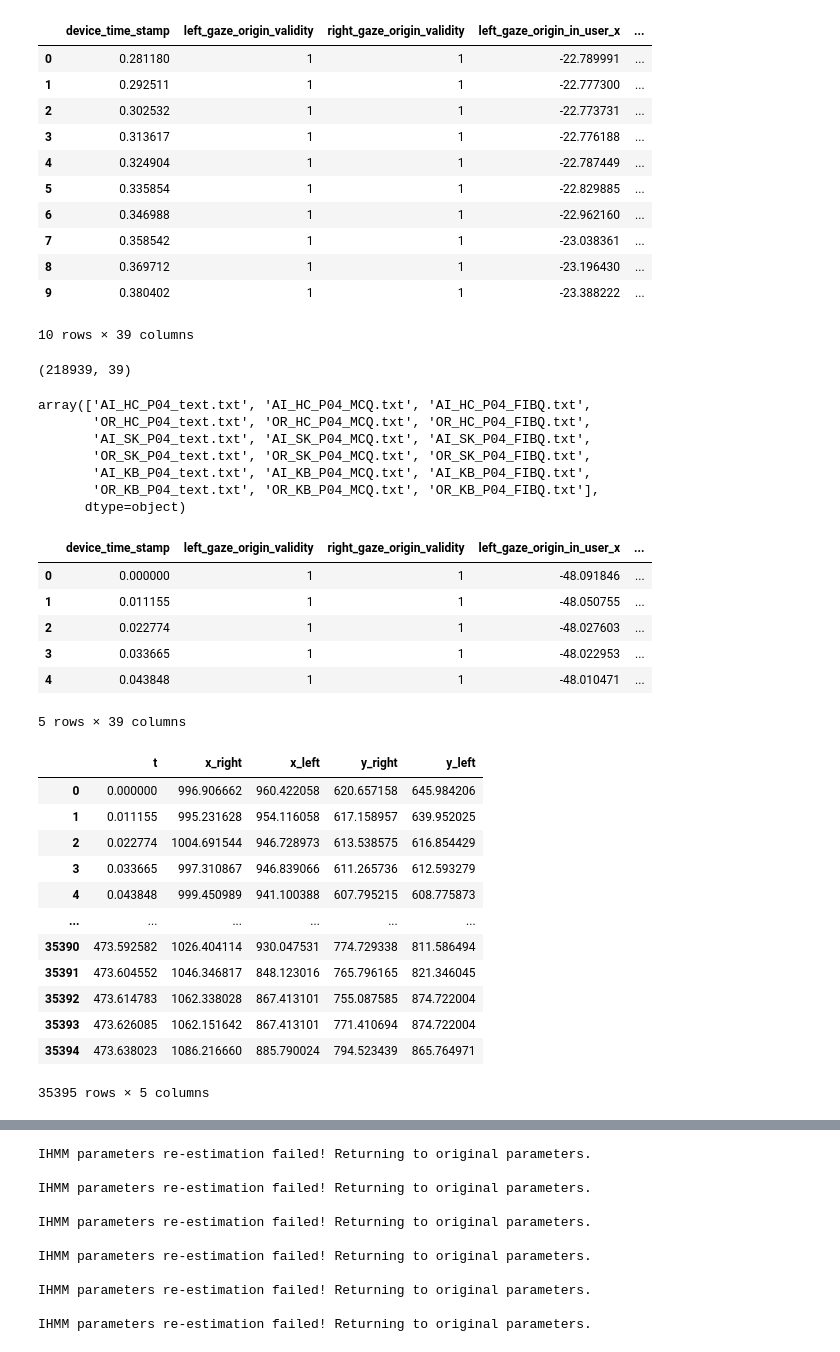
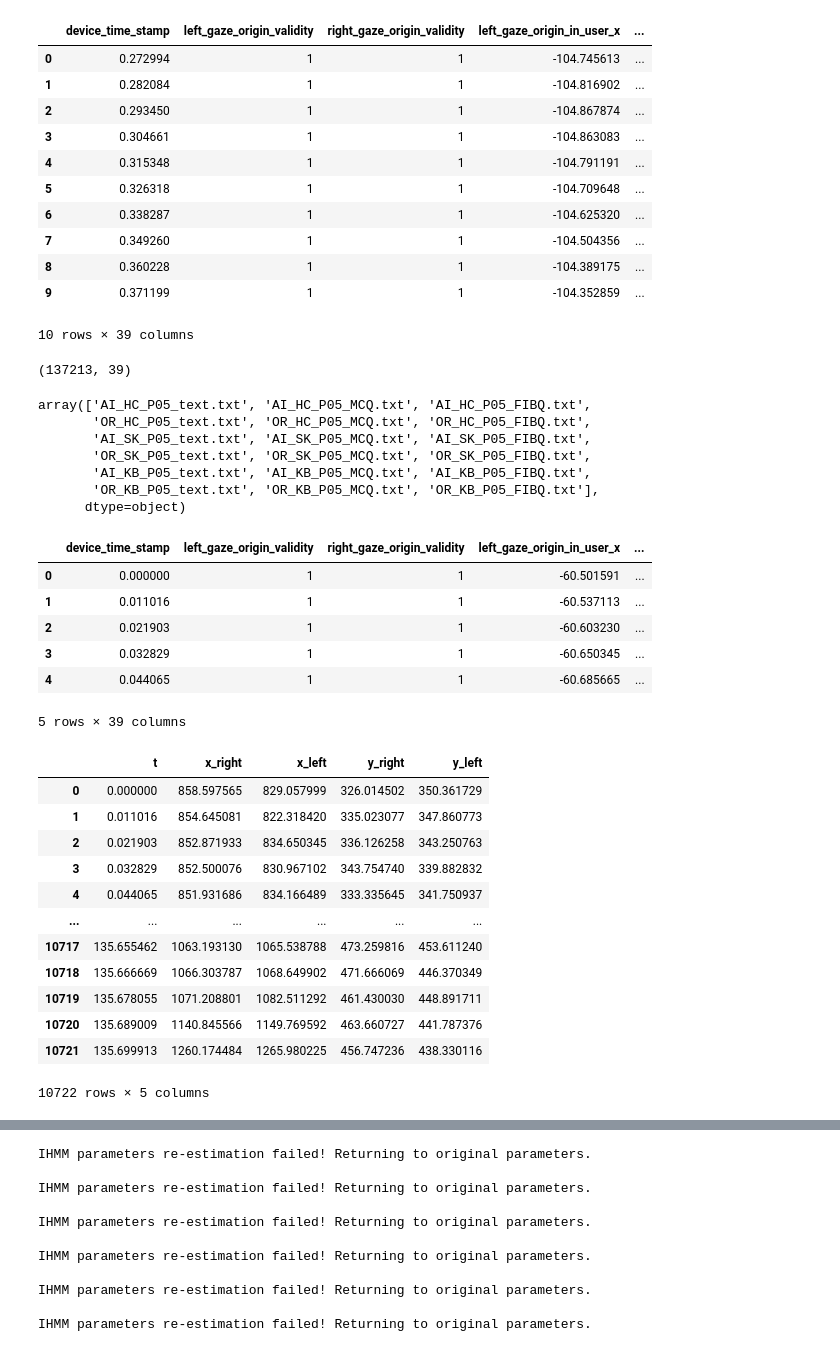
Before and after one commit to slayervictor/Fagpakkeprojekt-Eyes-Modelling, a Jupyter notebook: eye_tracking_expiriment/data_extraction.ipynb, the cells around one changed output, grey strips where cells are left out. Drawn from its saved outputs; the diff is of its cells as text; code cells hidden in the pictures.

```diff
--- a/eye_tracking_expiriment/data_extraction.ipynb
+++ b/eye_tracking_expiriment/data_extraction.ipynb
@@ -12,36 +12,36 @@ testperson = 15
 # %%
 warnings.filterwarnings('ignore')
-gaze = pd.read_csv("../eye_tracking_expiriment\data\gaze_data_Emborg_15.csv")
+gaze = pd.read_csv("../eye_tracking_expiriment\data\gaze_data_Christian_16.csv")
 gaze.head(10)
 # %% [output]
 |  | device_time_stamp | left_gaze_origin_validity | right_gaze_origin_validity | left_gaze_origin_in_user_x | ... |
-| 0 | 0.281180 | 1 | 1 | -22.789991 | ... |
-| 1 | 0.292511 | 1 | 1 | -22.777300 | ... |
-| 2 | 0.302532 | 1 | 1 | -22.773731 | ... |
-| 3 | 0.313617 | 1 | 1 | -22.776188 | ... |
-| 4 | 0.324904 | 1 | 1 | -22.787449 | ... |
-| 5 | 0.335854 | 1 | 1 | -22.829885 | ... |
-| 6 | 0.346988 | 1 | 1 | -22.962160 | ... |
-| 7 | 0.358542 | 1 | 1 | -23.038361 | ... |
-| 8 | 0.369712 | 1 | 1 | -23.196430 | ... |
-| 9 | 0.380402 | 1 | 1 | -23.388222 | ... |
+| 0 | 0.272994 | 1 | 1 | -104.745613 | ... |
+| 1 | 0.282084 | 1 | 1 | -104.816902 | ... |
+| 2 | 0.293450 | 1 | 1 | -104.867874 | ... |
+| 3 | 0.304661 | 1 | 1 | -104.863083 | ... |
+| 4 | 0.315348 | 1 | 1 | -104.791191 | ... |
+| 5 | 0.326318 | 1 | 1 | -104.709648 | ... |
+| 6 | 0.338287 | 1 | 1 | -104.625320 | ... |
+| 7 | 0.349260 | 1 | 1 | -104.504356 | ... |
+| 8 | 0.360228 | 1 | 1 | -104.389175 | ... |
+| 9 | 0.371199 | 1 | 1 | -104.352859 | ... |
 10 rows × 39 columns
 # %%
 gaze = gaze.dropna()
 gaze.reset_index(drop=True, inplace=True)
 gaze.shape
 # %% [output]
-(218939, 39)
+(137213, 39)
 # %%
 un = gaze["text_file"].unique()
 un
 # %% [output]
-array(['AI_HC_P04_text.txt', 'AI_HC_P04_MCQ.txt', 'AI_HC_P04_FIBQ.txt',
-       'OR_HC_P04_text.txt', 'OR_HC_P04_MCQ.txt', 'OR_HC_P04_FIBQ.txt',
-       'AI_SK_P04_text.txt', 'AI_SK_P04_MCQ.txt', 'AI_SK_P04_FIBQ.txt',
-       'OR_SK_P04_text.txt', 'OR_SK_P04_MCQ.txt', 'OR_SK_P04_FIBQ.txt',
-       'AI_KB_P04_text.txt', 'AI_KB_P04_MCQ.txt', 'AI_KB_P04_FIBQ.txt',
-       'OR_KB_P04_text.txt', 'OR_KB_P04_MCQ.txt', 'OR_KB_P04_FIBQ.txt'],
+array(['AI_HC_P05_text.txt', 'AI_HC_P05_MCQ.txt', 'AI_HC_P05_FIBQ.txt',
+       'OR_HC_P05_text.txt', 'OR_HC_P05_MCQ.txt', 'OR_HC_P05_FIBQ.txt',
+       'AI_SK_P05_text.txt', 'AI_SK_P05_MCQ.txt', 'AI_SK_P05_FIBQ.txt',
+       'OR_SK_P05_text.txt', 'OR_SK_P05_MCQ.txt', 'OR_SK_P05_FIBQ.txt',
+       'AI_KB_P05_text.txt', 'AI_KB_P05_MCQ.txt', 'AI_KB_P05_FIBQ.txt',
+       'OR_KB_P05_text.txt', 'OR_KB_P05_MCQ.txt', 'OR_KB_P05_FIBQ.txt'],
       dtype=object)
 # %%
 im_HC_AI = gaze[(gaze["Label"] == "Immersive") & (gaze["text_file"] == un[0])]
@@ -65,11 +65,11 @@ im_KB_OR["device_time_stamp"] = im_KB_OR["device_time_stamp"] - im_KB_OR["device
 im_SK_OR.head(5)
 # %% [output]
 |  | device_time_stamp | left_gaze_origin_validity | right_gaze_origin_validity | left_gaze_origin_in_user_x | ... |
-| 0 | 0.000000 | 1 | 1 | -48.091846 | ... |
-| 1 | 0.011155 | 1 | 1 | -48.050755 | ... |
-| 2 | 0.022774 | 1 | 1 | -48.027603 | ... |
-| 3 | 0.033665 | 1 | 1 | -48.022953 | ... |
-| 4 | 0.043848 | 1 | 1 | -48.010471 | ... |
+| 0 | 0.000000 | 1 | 1 | -60.501591 | ... |
+| 1 | 0.011016 | 1 | 1 | -60.537113 | ... |
+| 2 | 0.021903 | 1 | 1 | -60.603230 | ... |
+| 3 | 0.032829 | 1 | 1 | -60.650345 | ... |
+| 4 | 0.044065 | 1 | 1 | -60.685665 | ... |
 5 rows × 39 columns
 # %%
 left_x = im_SK_OR['left_gaze_point_on_display_area_x']*2560
@@ -81,18 +81,18 @@ eyes = pd.DataFrame({'t': t, 'x_right': right_x, 'x_left': left_x, 'y_right': ri
 eyes
 # %% [output]
 |  | t | x_right | x_left | y_right | y_left |
-| 0 | 0.000000 | 996.906662 | 960.422058 | 620.657158 | 645.984206 |
-| 1 | 0.011155 | 995.231628 | 954.116058 | 617.158957 | 639.952025 |
-| 2 | 0.022774 | 1004.691544 | 946.728973 | 613.538575 | 616.854429 |
-| 3 | 0.033665 | 997.310867 | 946.839066 | 611.265736 | 612.593279 |
-| 4 | 0.043848 | 999.450989 | 941.100388 | 607.795215 | 608.775873 |
+| 0 | 0.000000 | 858.597565 | 829.057999 | 326.014502 | 350.361729 |
+| 1 | 0.011016 | 854.645081 | 822.318420 | 335.023077 | 347.860773 |
+| 2 | 0.021903 | 852.871933 | 834.650345 | 336.126258 | 343.250763 |
+| 3 | 0.032829 | 852.500076 | 830.967102 | 343.754740 | 339.882832 |
+| 4 | 0.044065 | 851.931686 | 834.166489 | 333.335645 | 341.750937 |
 | ... | ... | ... | ... | ... | ... |
-| 35390 | 473.592582 | 1026.404114 | 930.047531 | 774.729338 | 811.586494 |
-| 35391 | 473.604552 | 1046.346817 | 848.123016 | 765.796165 | 821.346045 |
-| 35392 | 473.614783 | 1062.338028 | 867.413101 | 755.087585 | 874.722004 |
-| 35393 | 473.626085 | 1062.151642 | 867.413101 | 771.410694 | 874.722004 |
-| 35394 | 473.638023 | 1086.216660 | 885.790024 | 794.523439 | 865.764971 |
+| 10717 | 135.655462 | 1063.193130 | 1065.538788 | 473.259816 | 453.611240 |
+| 10718 | 135.666669 | 1066.303787 | 1068.649902 | 471.666069 | 446.370349 |
+| 10719 | 135.678055 | 1071.208801 | 1082.511292 | 461.430030 | 448.891711 |
+| 10720 | 135.689009 | 1140.845566 | 1149.769592 | 463.660727 | 441.787376 |
+| 10721 | 135.699913 | 1260.174484 | 1265.980225 | 456.747236 | 438.330116 |
-35395 rows × 5 columns
+10722 rows × 5 columns
 # %%
 f, axes = plt.subplots(2, 1, figsize=(15, 8))
 
```
Also changed, not shown: parts of 8 cells of this notebook, 2 other files.
